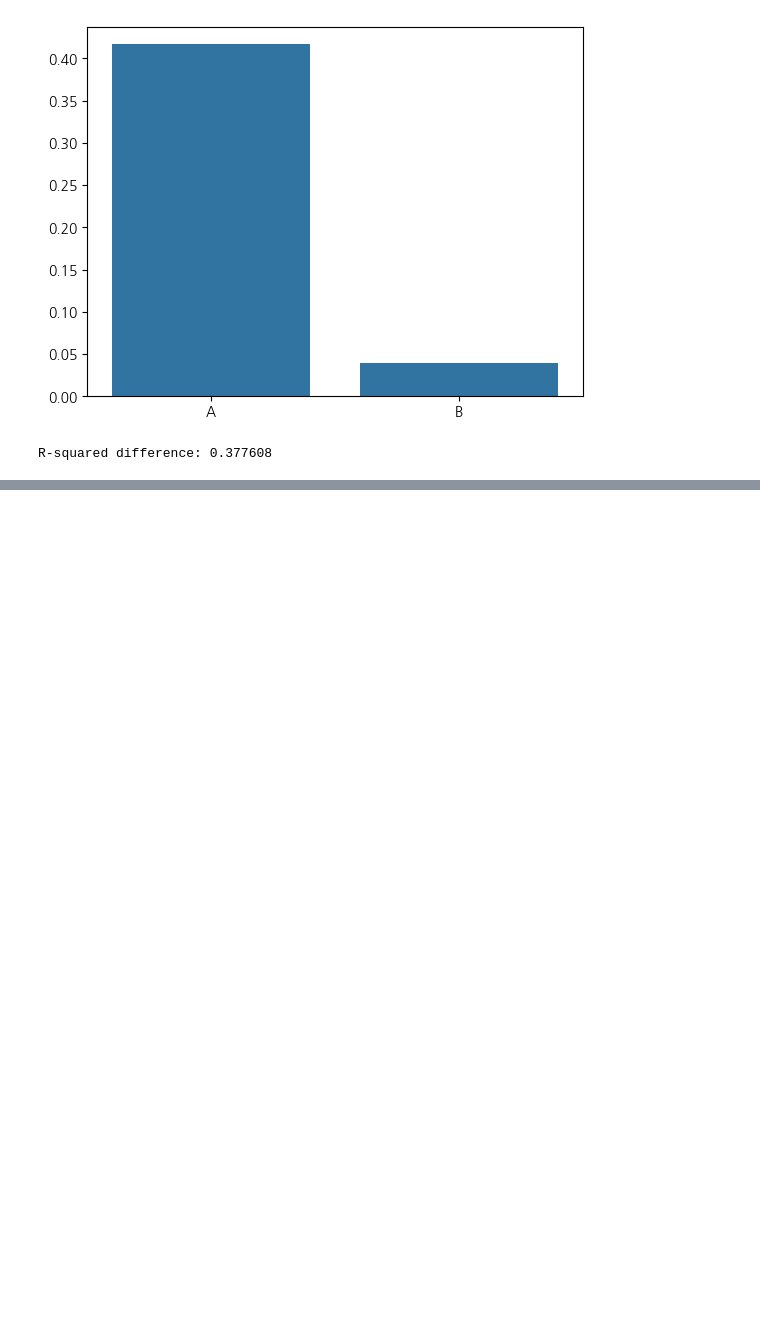
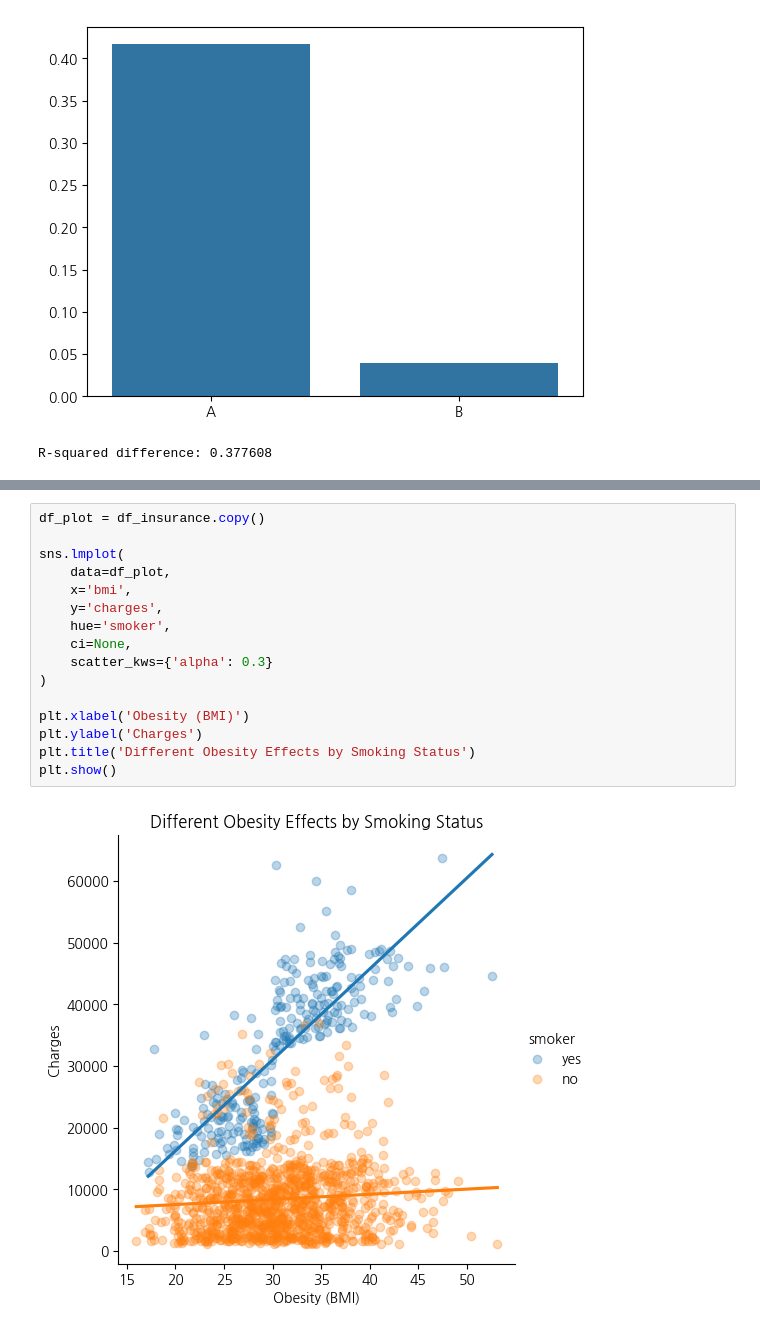
Before and after one commit to S-HNJN/Aiffel, a Jupyter notebook: insurance/insurance.ipynb, the cells around one changed output, grey strips where cells are left out. Drawn from its saved outputs; the diff is of its cells as text; blank space fills up the shorter version.

```diff
--- a/insurance/insurance.ipynb
+++ b/insurance/insurance.ipynb
@@ -320,0 +370,18 @@ R-squared difference: 0.377608
+# %%
+df_plot = df_insurance.copy()
+
+sns.lmplot(
+    data=df_plot,
+    x='bmi',
+    y='charges',
+    hue='smoker',
+    ci=None,
+    scatter_kws={'alpha': 0.3}
+)
+
+plt.xlabel('Obesity (BMI)')
+plt.ylabel('Charges')
+plt.title('Different Obesity Effects by Smoking Status')
+plt.show()
+# %% [output]
+[figure, added]
```
Also changed, not shown: parts of 2 cells of this notebook.
